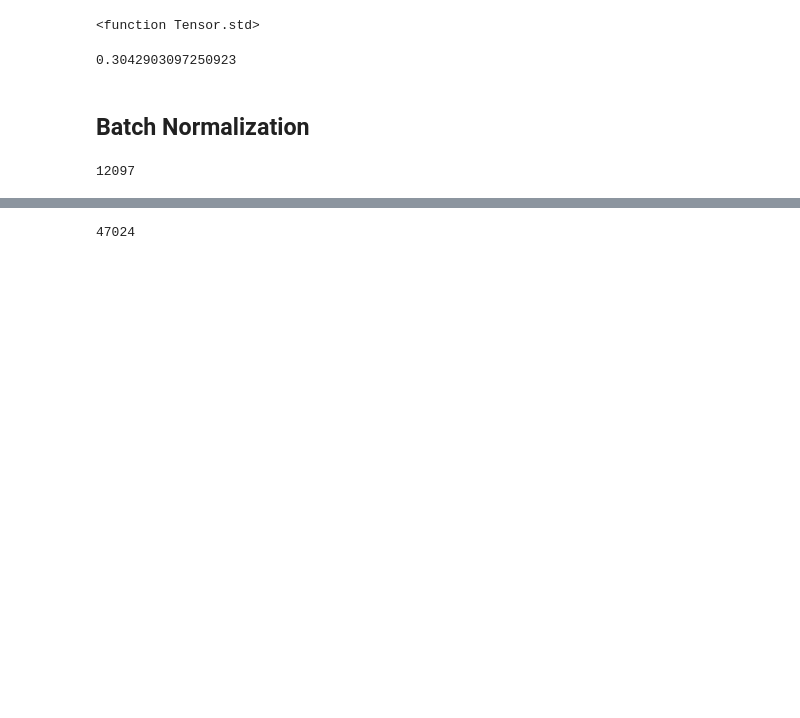
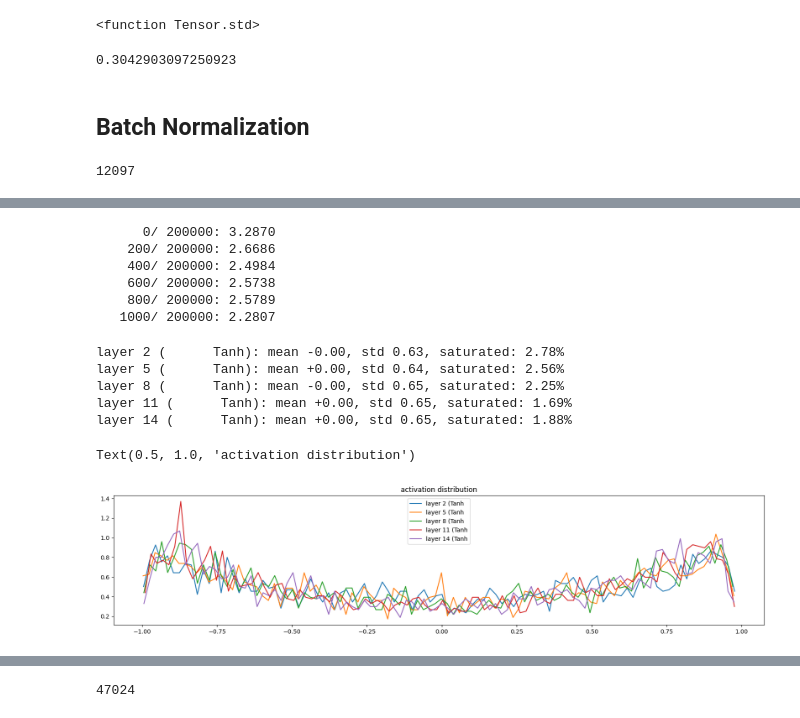
Before and after one commit to simaoalicechen/Building_Makemore, a Jupyter notebook: Building_mademore_tutorial3.ipynb, the cells around one changed output, grey strips where cells are left out. Cells and saved outputs as stored; diff of their text form; code cells hidden in the pictures; blank space fills up the shorter version.

Commit message:
tutorial 3 debugged

```diff
--- a/Building_mademore_tutorial3.ipynb
+++ b/Building_mademore_tutorial3.ipynb
@@ -676,0 +770,75 @@ val 2.2185726165771484
+# %%
+max_steps = 200000
+batch_size = 32
+lossi = []
+ud = []
+
+for i in range(max_steps):
+
+    ix = torch.randint(0, Xtr.shape[0], (batch_size,), generator=g)
+    Xb, Yb = Xtr[ix], Ytr[ix] # batch X,Y
+
+
+    emb = C[Xb]
+
+    # concatenate the vectors
+
+    x = emb.view(emb.shape[0], -1)
+    for layer in layers:
+        x = layer(x)
+        loss = F.cross_entropy(x, Yb)
+
+    # backward pass
+    for layer in layers:
+        layer.out.retain_grad()
+
+        # AFTER_DEBUG: would take out retain_graph
+    for p in parameters:
+        p.grad = None
+    loss.backward()
+
+    # update
+    lr = 0.1 if i < 150000 else 0.01 # step learning rate decay
+    for p in parameters:
+        p.data += -lr * p.grad
+
+    # track stats
+    if i % 200 == 0: # print every once in a while
+        print(f'{i:7d}/{max_steps:7d}: {loss.item():.4f}')
+        lossi.append(loss.log10().item())
+    with torch.no_grad():
+        ud.append([((lr*p.grad).std() / p.data.std()).log10().item() for p in parameters])
+
+    if i >= 1000:
+        # AFTER_DEBUG: would take out obviously to run full optimization
+        break
+# %% [output]
+      0/ 200000: 3.2870
+    200/ 200000: 2.6686
+    400/ 200000: 2.4984
+    600/ 200000: 2.5738
+    800/ 200000: 2.5789
+   1000/ 200000: 2.2807
+# %%
+# visualize histograms
+# width and height of the plot
+plt.figure(figsize=(20, 4))
+legends = []
+# exclude the output layer
+for i, layer in enumerate(layers[:-1]):
+    if isinstance(layer, Tanh):
+        t = layer.out
+        print('layer %d (%10s): mean %+.2f, std %.2f, saturated: %.2f%%' % (i, layer.__class__.__name__, t.mean(), t.std(), (t.abs() > 0.97).float().mean()*100))
+        hy, hx = torch.histogram(t, density=True)
+        plt.plot(hx[:-1].detach(), hy.detach())
+        legends.append(f'layer {i} ({layer.__class__.__name__}')
+plt.legend(legends);
+plt.title('activation distribution')
+# %% [output]
+layer 2 (      Tanh): mean -0.00, std 0.63, saturated: 2.78%
+layer 5 (      Tanh): mean +0.00, std 0.64, saturated: 2.56%
+layer 8 (      Tanh): mean -0.00, std 0.65, saturated: 2.25%
+layer 11 (      Tanh): mean +0.00, std 0.65, saturated: 1.69%
+layer 14 (      Tanh): mean +0.00, std 0.65, saturated: 1.88%
+Text(0.5, 1.0, 'activation distribution')
+[figure, added]
```
Also changed, not shown: parts of 34 cells of this notebook.
